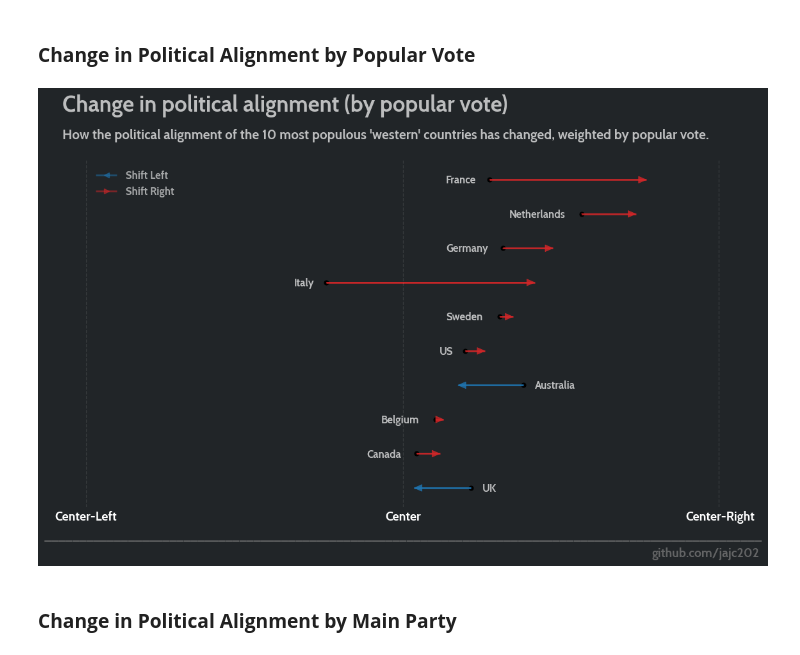
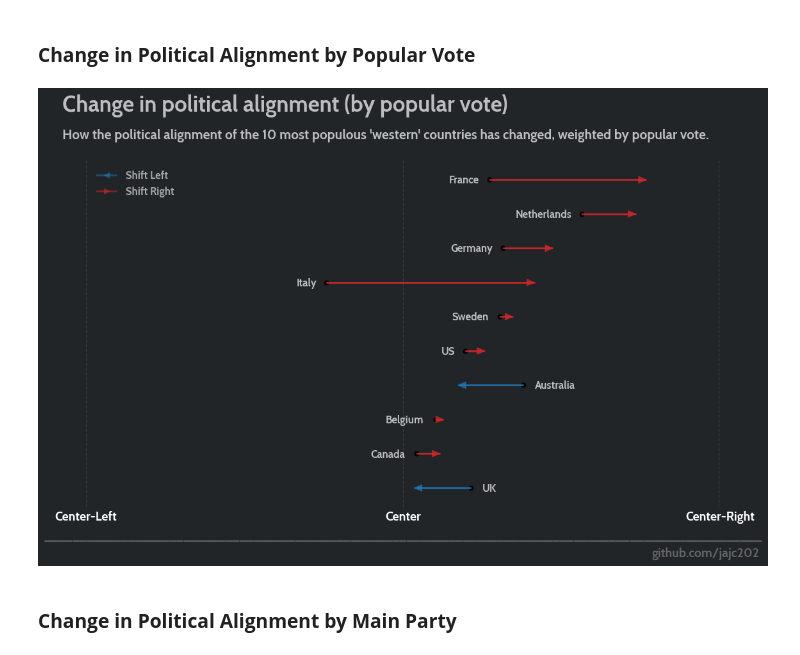
Before and after one commit to jajc202/PartiesInPower, a Jupyter notebook: 02. Code/02. Master Notebook/PiP_Master_Notebooks.ipynb, the cells around one changed output. Drawn from its saved outputs; the diff is of its cells as text; code cells hidden in the pictures.

Commit message:
Updated country annotation spacing for graph 1

```diff
--- a/02. Code/02. Master Notebook/PiP_Master_Notebooks.ipynb
+++ b/02. Code/02. Master Notebook/PiP_Master_Notebooks.ipynb
@@ -217,31 +217,31 @@ ax.axvline(1.99, color="white", linestyle="--", linewidth=1, alpha=0.1)
 ax.text(x = 0.5, y = -0.1,
     s = 'UK',fontsize = 12, color = 'white', alpha = .7, ha='left')
 # Candada
-ax.text(x = -0.23, y = 0.9,
+ax.text(x = -0.205, y = 0.9,
     s = 'Canada',fontsize = 12, color = 'white', alpha = .7, ha='left')
 # Belgium
-ax.text(x = -0.14, y = 1.9,
+ax.text(x = -0.11, y = 1.9,
     s = 'Belgium',fontsize = 12, color = 'white', alpha = .7, ha='left')
 # Australia
 ax.text(x = 0.83, y = 2.9,
     s = 'Australia',fontsize = 12, color = 'white', alpha = .7, ha='left')
 # US
-ax.text(x = 0.23, y = 3.9,
+ax.text(x = 0.24, y = 3.9,
     s = 'US',fontsize = 12, color = 'white', alpha = .7, ha='left')
 # Sweden
-ax.text(x = 0.27, y = 4.9,
+ax.text(x = 0.31, y = 4.9,
     s = 'Sweden',fontsize = 12, color = 'white', alpha = .7, ha='left')
 # Italy
-ax.text(x = -0.69, y = 5.9,
+ax.text(x = -0.67, y = 5.9,
     s = 'Italy',fontsize = 12, color = 'white', alpha = .7, ha='left')
 # Germany
-ax.text(x = 0.27, y = 6.9,
+ax.text(x = 0.3, y = 6.9,
     s = 'Germany',fontsize = 12, color = 'white', alpha = .7, ha='left')
 # Netherlands
-ax.text(x = 0.67, y = 7.9,
+ax.text(x = 0.71, y = 7.9,
     s = 'Netherlands',fontsize = 12, color = 'white', alpha = .7, ha='left')
 # France
-ax.text(x = 0.27, y = 8.9,
+ax.text(x = 0.29, y = 8.9,
     s = 'France',fontsize = 12, color = 'white', alpha = .7, ha='left')
 
 # Add titles and various text
@@ -276,34 +276,34 @@ plt.xticks(ticks=list(x_tick_mapping.keys()), labels=list(x_tick_mapping.values(
 # Remove y-ticks
 plt.yticks([], [])
 
 # Improve aesthetics
 # Limit x-axis
 plt.xlim(-2, 2)
 # Remove xgrid lines
 plt.gca().xaxis.grid(False)
 # Remove extra spines
 sns.despine(left=True, bottom=True)
 # Adjust margins
 fig.tight_layout()
 fig.subplots_adjust(left=0.075, right=0.9)
 
 # Create legend
 # Create legend elements
 left_arrow = mlines.Line2D([], [], color=left_shift_color, marker='<', linestyle='-', linewidth=2, label="Shift Left")
 right_arrow = mlines.Line2D([], [], color=right_shift_color, marker='>', linestyle='-', linewidth=2, label="Shift Right")
 # Add legend to the plot
 leg = ax.legend(handles=[left_arrow, right_arrow], loc="upper left", fontsize=12, frameon=False)
 # Make legend arrows slightly transparent
 for lh in leg.legendHandles:
     lh.set_alpha(0.5)
 # Make legend text slightly transparent
 for ll in leg.texts:
     ll.set_alpha(0.6)
 
 # Show the plot
 plt.show()
 # %% [output]
-[figure, old version]
+[figure, new version]
 # %% [markdown]
 ### **Change in Political Alignment by Main Party**
 # %%
```
